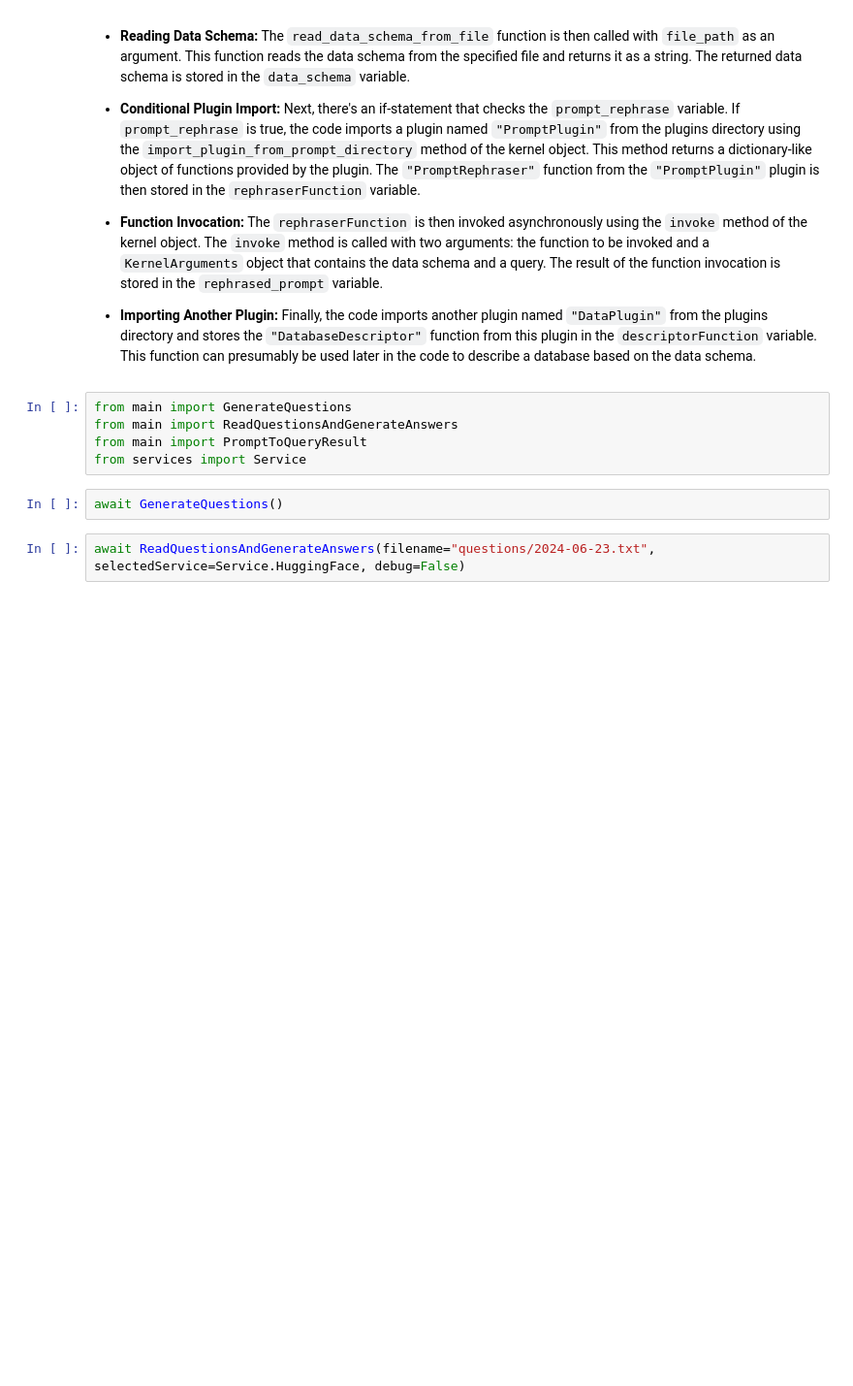
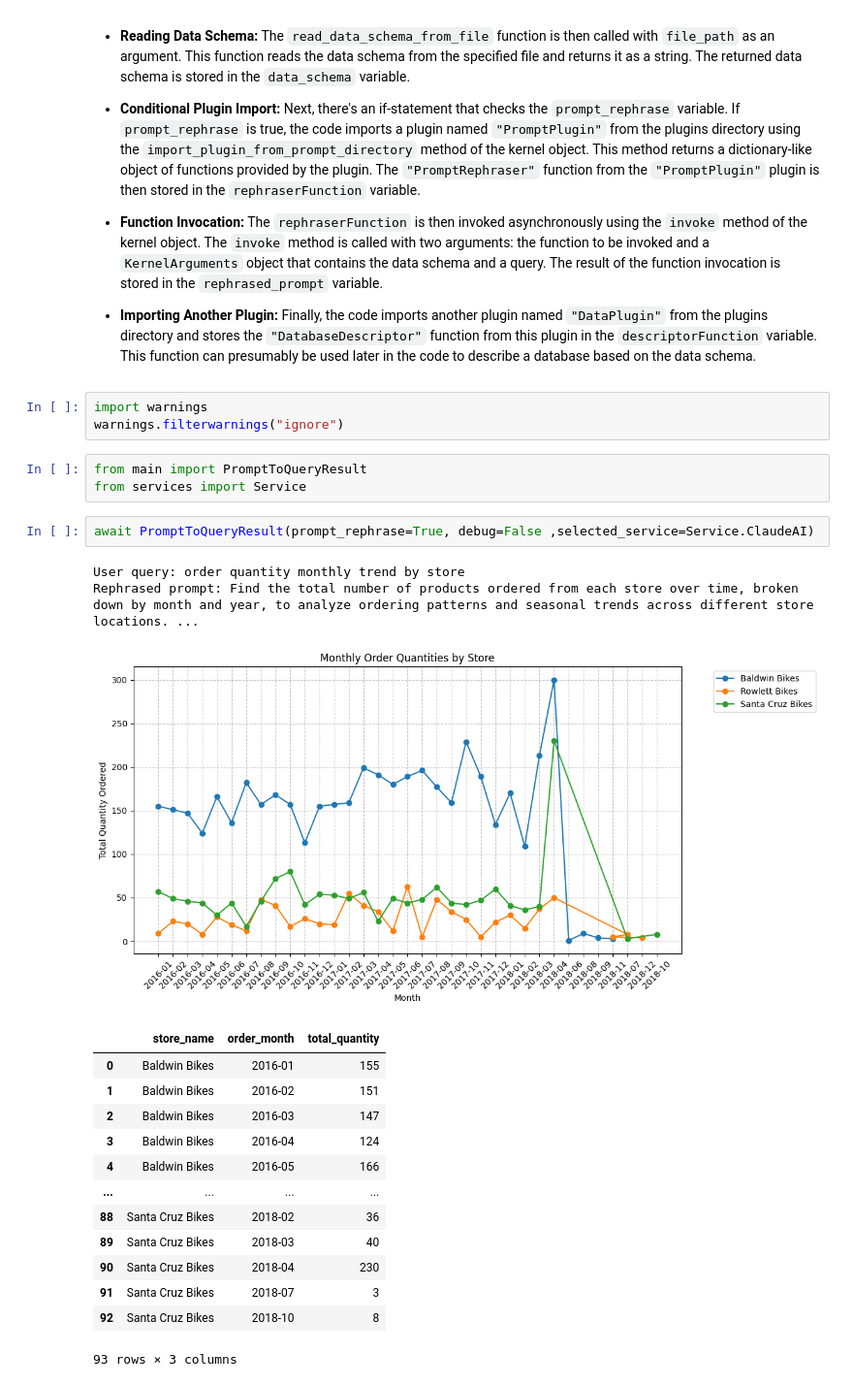
Before and after one commit to baykalucar/SemanticQueries, a Jupyter notebook: demo.ipynb, the cells around one changed output. Shown: that part at 97% size. Cells and saved outputs as stored; diff of their text form; blank space fills up the shorter version.

```diff
--- a/demo.ipynb
+++ b/demo.ipynb
@@ -29,12 +29,28 @@ The selected code is written in Python and it's part of a larger program that us
 - **Function Invocation:** The `rephraserFunction` is then invoked asynchronously using the `invoke` method of the kernel object. The `invoke` method is called with two arguments: the function to be invoked and a `KernelArguments` object that contains the data schema and a query. The result of the function invocation is stored in the `rephrased_prompt` variable.
 
 - **Importing Another Plugin:** Finally, the code imports another plugin named `"DataPlugin"` from the plugins directory and stores the `"DatabaseDescriptor"` function from this plugin in the `descriptorFunction` variable. This function can presumably be used later in the code to describe a database based on the data schema.
+# %%
+import warnings
+warnings.filterwarnings("ignore")
 # %%
-from main import GenerateQuestions
-from main import ReadQuestionsAndGenerateAnswers
 from main import PromptToQueryResult
 from services import Service
-# %%
-await GenerateQuestions()
-# %%
-await ReadQuestionsAndGenerateAnswers(filename="questions/2024-06-23.txt", selectedService=Service.HuggingFace, debug=False)
+# %%
+await PromptToQueryResult(prompt_rephrase=True, debug=False ,selected_service=Service.ClaudeAI)
+# %% [output]
+User query: order quantity monthly trend by store
+Rephrased prompt: Find the total number of products ordered from each store over time, broken down by month and year, to analyze ordering patterns and seasonal trends across different store locations. ...
+[figure, added]
+|  | store_name | order_month | total_quantity |
+| 0 | Baldwin Bikes | 2016-01 | 155 |
+| 1 | Baldwin Bikes | 2016-02 | 151 |
+| 2 | Baldwin Bikes | 2016-03 | 147 |
+| 3 | Baldwin Bikes | 2016-04 | 124 |
+| 4 | Baldwin Bikes | 2016-05 | 166 |
+| ... | ... | ... | ... |
+| 88 | Santa Cruz Bikes | 2018-02 | 36 |
+| 89 | Santa Cruz Bikes | 2018-03 | 40 |
+| 90 | Santa Cruz Bikes | 2018-04 | 230 |
+| 91 | Santa Cruz Bikes | 2018-07 | 3 |
+| 92 | Santa Cruz Bikes | 2018-10 | 8 |
+93 rows × 3 columns
```
Also changed, not shown: parts of 4 cells of this notebook, 7 other files.
